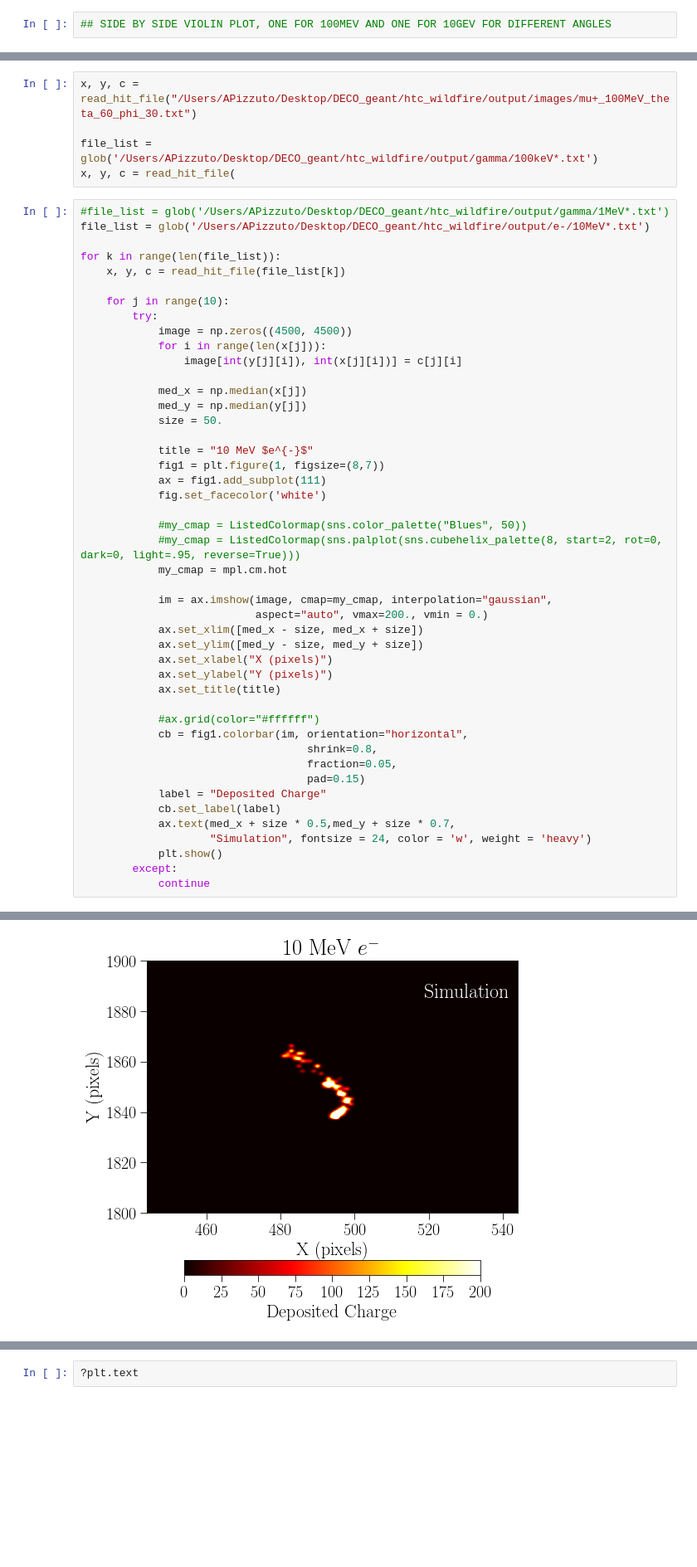
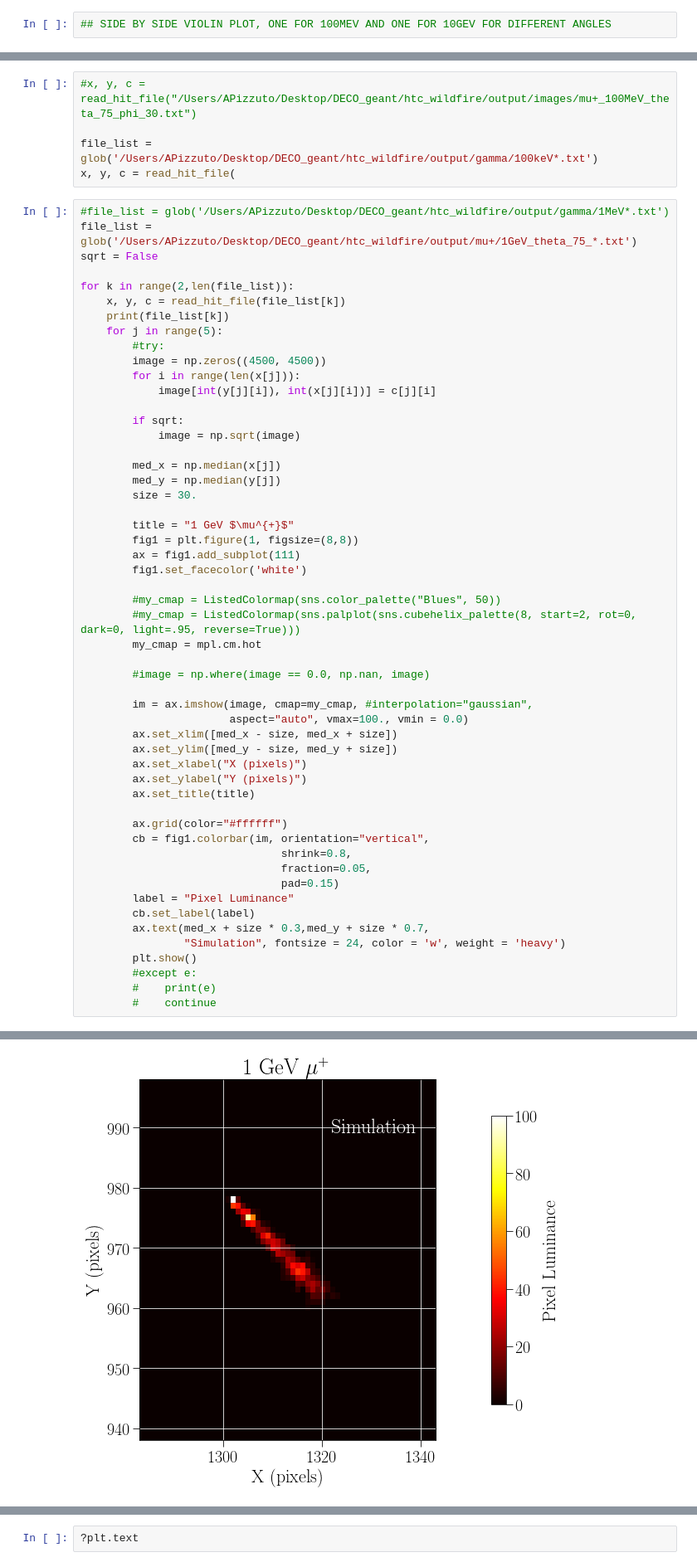
Before and after one commit to apizzuto/DECO_geant, a Jupyter notebook: notebooks/Leptons_Charge_and_track_length.ipynb, the cells around one changed output, grey strips where cells are left out. Shown at 83% size. Saved outputs shown, nothing was run; the diff lists cells and outputs as text; blank space fills up the shorter version.

```diff
--- a/notebooks/Leptons_Charge_and_track_length.ipynb
+++ b/notebooks/Leptons_Charge_and_track_length.ipynb
@@ -218,54 +218,61 @@ plt.show()
 # %% [output]
 [figure]
 # %%
-x, y, c = read_hit_file("/Users/APizzuto/Desktop/DECO_geant/htc_wildfire/output/images/mu+_100MeV_theta_60_phi_30.txt")
+#x, y, c = read_hit_file("/Users/APizzuto/Desktop/DECO_geant/htc_wildfire/output/images/mu+_100MeV_theta_75_phi_30.txt")
 
 file_list = glob('/Users/APizzuto/Desktop/DECO_geant/htc_wildfire/output/gamma/100keV*.txt')
 x, y, c = read_hit_file(
 # %%
 #file_list = glob('/Users/APizzuto/Desktop/DECO_geant/htc_wildfire/output/gamma/1MeV*.txt')
-file_list = glob('/Users/APizzuto/Desktop/DECO_geant/htc_wildfire/output/e-/10MeV*.txt')
+file_list = glob('/Users/APizzuto/Desktop/DECO_geant/htc_wildfire/output/mu+/1GeV_theta_75_*.txt')
+sqrt = False
 
-for k in range(len(file_list)):
+for k in range(2,len(file_list)):
     x, y, c = read_hit_file(file_list[k])
+    print(file_list[k])
+    for j in range(5):
+        #try:
+        image = np.zeros((4500, 4500))
+        for i in range(len(x[j])):
+            image[int(y[j][i]), int(x[j][i])] = c[j][i]
 
-    for j in range(10):
-        try:
-            image = np.zeros((4500, 4500))
-            for i in range(len(x[j])):
-                image[int(y[j][i]), int(x[j][i])] = c[j][i]
+        if sqrt:
+            image = np.sqrt(image)
 
-            med_x = np.median(x[j])
-            med_y = np.median(y[j])
-            size = 50.
+        med_x = np.median(x[j])
+        med_y = np.median(y[j])
+        size = 30.
 
-            title = "10 MeV $e^{-}$"
-            fig1 = plt.figure(1, figsize=(8,7))
-            ax = fig1.add_subplot(111)
-            fig.set_facecolor('white')
+        title = "1 GeV $\mu^{+}$"
+        fig1 = plt.figure(1, figsize=(8,8))
+        ax = fig1.add_subplot(111)
+        fig1.set_facecolor('white')
 
-            #my_cmap = ListedColormap(sns.color_palette("Blues", 50))
-            #my_cmap = ListedColormap(sns.palplot(sns.cubehelix_palette(8, start=2, rot=0, dark=0, light=.95, reverse=True)))
-            my_cmap = mpl.cm.hot
+        #my_cmap = ListedColormap(sns.color_palette("Blues", 50))
+        #my_cmap = ListedColormap(sns.palplot(sns.cubehelix_palette(8, start=2, rot=0, dark=0, light=.95, reverse=True)))
+        my_cmap = mpl.cm.hot
 
-            im = ax.imshow(image, cmap=my_cmap, interpolation="gaussian",
-                           aspect="auto", vmax=200., vmin = 0.)
-            ax.set_xlim([med_x - size, med_x + size])
-            ax.set_ylim([med_y - size, med_y + size])
-            ax.set_xlabel("X (pixels)")
-            ax.set_ylabel("Y (pixels)")
-            ax.set_title(title)
+        #image = np.where(image == 0.0, np.nan, image)
 
-            #ax.grid(color="#ffffff")
-            cb = fig1.colorbar(im, orientation="horizontal",
-                                   shrink=0.8,
-                                   fraction=0.05,
-                                   pad=0.15)
-            label = "Deposited Charge"
-            cb.set_label(label)
-            ax.text(med_x + size * 0.5,med_y + size * 0.7,
-                    "Simulation", fontsize = 24, color = 'w', weight = 'heavy')
-            plt.show()
-        except:
-            continue
+        im = ax.imshow(image, cmap=my_cmap, #interpolation="gaussian",
+                       aspect="auto", vmax=100., vmin = 0.0)
+        ax.set_xlim([med_x - size, med_x + size])
+        ax.set_ylim([med_y - size, med_y + size])
+        ax.set_xlabel("X (pixels)")
+        ax.set_ylabel("Y (pixels)")
+        ax.set_title(title)
+
+        ax.grid(color="#ffffff")
+        cb = fig1.colorbar(im, orientation="vertical",
+                               shrink=0.8,
+                               fraction=0.05,
+                               pad=0.15)
+        label = "Pixel Luminance"
+        cb.set_label(label)
+        ax.text(med_x + size * 0.3,med_y + size * 0.7,
+                "Simulation", fontsize = 24, color = 'w', weight = 'heavy')
+        plt.show()
+        #except e:
+        #    print(e)
+        #    continue
 # %% [output]
@@ -276 +284 @@ for k in range(len(file_list)):
-[figure, old version]
+[figure, new version]
```
Also changed, not shown: parts of 2 cells of this notebook, 4 other files.
